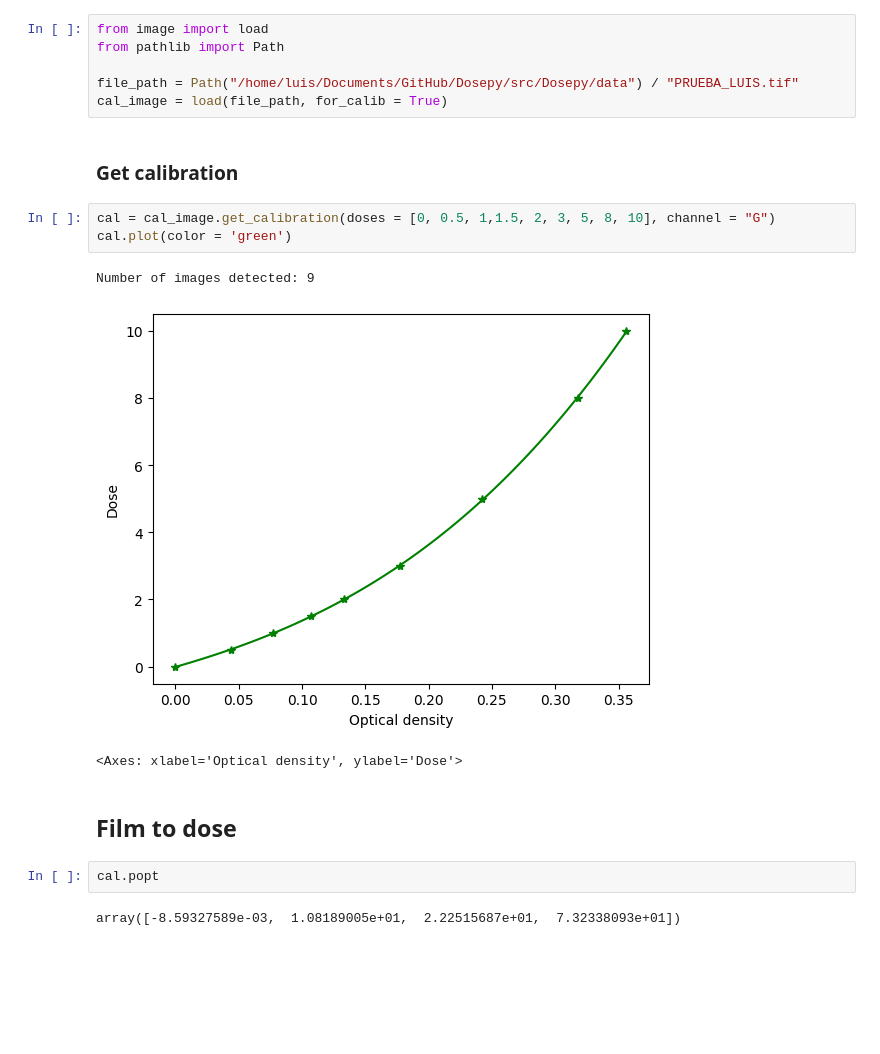
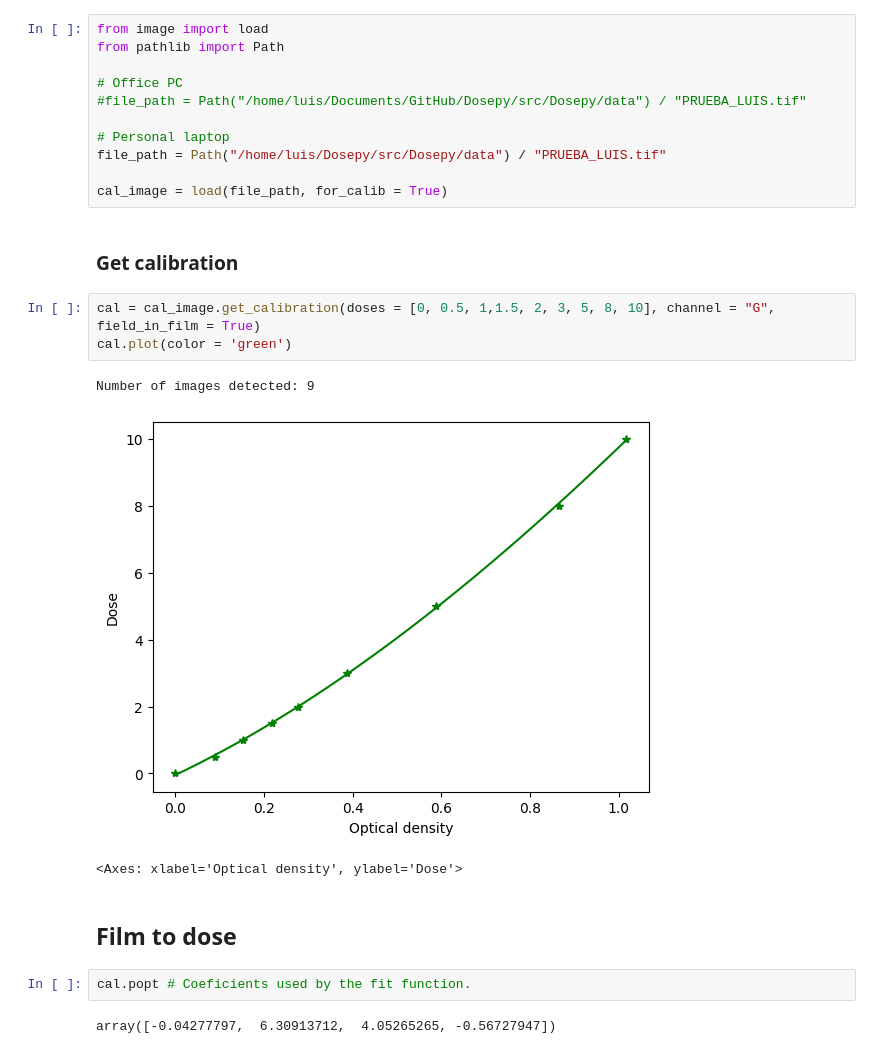
Before and after one commit to LuisOlivaresJ/Dosepy, a Jupyter notebook: src/Dosepy/tools/film_to_dose.ipynb, the cells around one changed output. Drawn from its saved outputs; the diff is of its cells as text; blank space fills up the shorter version.

```diff
--- a/src/Dosepy/tools/film_to_dose.ipynb
+++ b/src/Dosepy/tools/film_to_dose.ipynb
@@ -4,20 +4,25 @@
 from image import load
 from pathlib import Path
 
-file_path = Path("/home/luis/Documents/GitHub/Dosepy/src/Dosepy/data") / "PRUEBA_LUIS.tif"
+# Office PC
+#file_path = Path("/home/luis/Documents/GitHub/Dosepy/src/Dosepy/data") / "PRUEBA_LUIS.tif"
+
+# Personal laptop
+file_path = Path("/home/luis/Dosepy/src/Dosepy/data") / "PRUEBA_LUIS.tif"
+
 cal_image = load(file_path, for_calib = True)
 # %% [markdown]
 ### Get calibration
 # %%
-cal = cal_image.get_calibration(doses = [0, 0.5, 1,1.5, 2, 3, 5, 8, 10], channel = "G")
+cal = cal_image.get_calibration(doses = [0, 0.5, 1,1.5, 2, 3, 5, 8, 10], channel = "G", field_in_film = True)
 cal.plot(color = 'green')
 # %% [output]
 Number of images detected: 9
-[figure, old version]
+[figure, new version]
 <Axes: xlabel='Optical density', ylabel='Dose'>
 # %% [markdown]
 ## Film to dose
 # %%
-cal.popt
+cal.popt # Coeficients used by the fit function.
 # %% [output]
-array([-8.59327589e-03,  1.08189005e+01,  2.22515687e+01,  7.32338093e+01])
+array([-0.04277797,  6.30913712,  4.05265265, -0.56727947])
```
Also changed, not shown: parts of 15 cells of this notebook, 2 other files.
